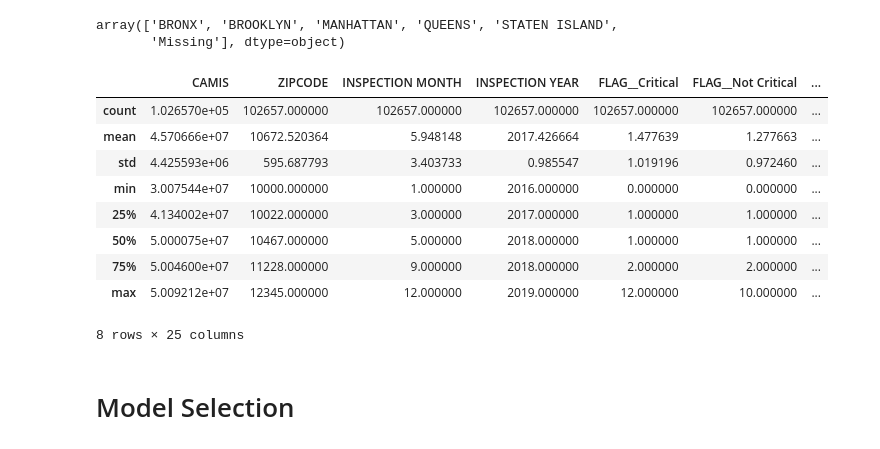
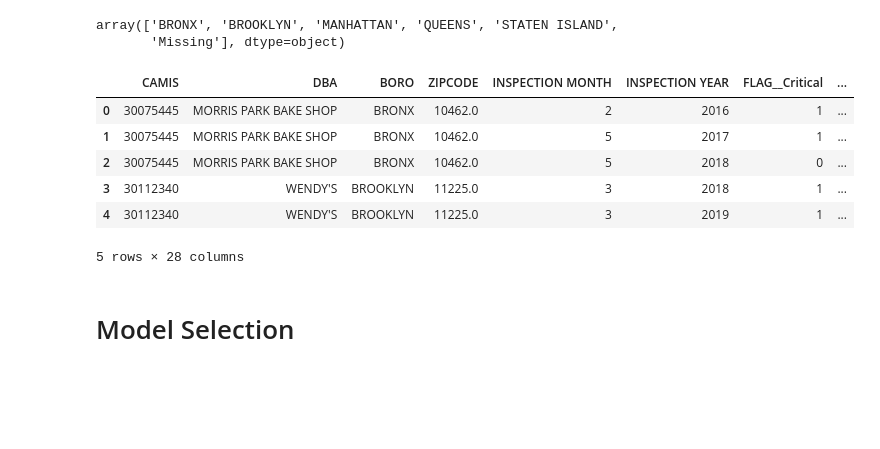
Before and after one commit to deep22kar/random-forest, a Jupyter notebook: EDA.ipynb, the cells around one changed output. Saved outputs shown, nothing was run; the diff lists cells and outputs as text; code cells hidden in the pictures; blank space fills up the shorter version.

```diff
--- a/EDA.ipynb
+++ b/EDA.ipynb
@@ -540,20 +564,20 @@ def cuisine_to_numeric(x):
 data_sub['BORO_NUM'] = data_sub['BORO'].apply(boro_to_numeric)
 # %%
 # create new column and convert cuisine to a number
-data_sub['CUISINE_NUM'] = data_sub['CUISINE DESCRIPTION'].apply(cuisine_to_numeric)
+data_sub['CUISINES'] = data_sub['CUISINE DESCRIPTION'].apply(cuisine_to_numeric)
+# %%
+# drop Cuisine Description column since we have the new Cuisines column
+data_sub = data_sub.drop(['CUISINE DESCRIPTION'], axis=1)
 # %%
-data_sub.describe()
+data_sub.head()
 # %% [output]
-|  | CAMIS | ZIPCODE | INSPECTION MONTH | INSPECTION YEAR | FLAG__Critical | FLAG__Not Critical | ... |
-| count | 1.026570e+05 | 102657.000000 | 102657.000000 | 102657.000000 | 102657.000000 | 102657.000000 | ... |
-| mean | 4.570666e+07 | 10672.520364 | 5.948148 | 2017.426664 | 1.477639 | 1.277663 | ... |
-| std | 4.425593e+06 | 595.687793 | 3.403733 | 0.985547 | 1.019196 | 0.972460 | ... |
-| min | 3.007544e+07 | 10000.000000 | 1.000000 | 2016.000000 | 0.000000 | 0.000000 | ... |
-| 25% | 4.134002e+07 | 10022.000000 | 3.000000 | 2017.000000 | 1.000000 | 1.000000 | ... |
-| 50% | 5.000075e+07 | 10467.000000 | 5.000000 | 2018.000000 | 1.000000 | 1.000000 | ... |
-| 75% | 5.004600e+07 | 11228.000000 | 9.000000 | 2018.000000 | 2.000000 | 2.000000 | ... |
-| max | 5.009212e+07 | 12345.000000 | 12.000000 | 2019.000000 | 12.000000 | 10.000000 | ... |
+|  | CAMIS | DBA | BORO | ZIPCODE | INSPECTION MONTH | INSPECTION YEAR | FLAG__Critical | ... |
+| 0 | 30075445 | MORRIS PARK BAKE SHOP | BRONX | 10462.0 | 2 | 2016 | 1 | ... |
+| 1 | 30075445 | MORRIS PARK BAKE SHOP | BRONX | 10462.0 | 5 | 2017 | 1 | ... |
+| 2 | 30075445 | MORRIS PARK BAKE SHOP | BRONX | 10462.0 | 5 | 2018 | 0 | ... |
+| 3 | 30112340 | WENDY'S | BROOKLYN | 11225.0 | 3 | 2018 | 1 | ... |
+| 4 | 30112340 | WENDY'S | BROOKLYN | 11225.0 | 3 | 2019 | 1 | ... |
-8 rows × 25 columns
+5 rows × 28 columns
 # %% [markdown]
 # Model Selection
 # %% [markdown]
```
Also changed, not shown: parts of 59 cells of this notebook.
